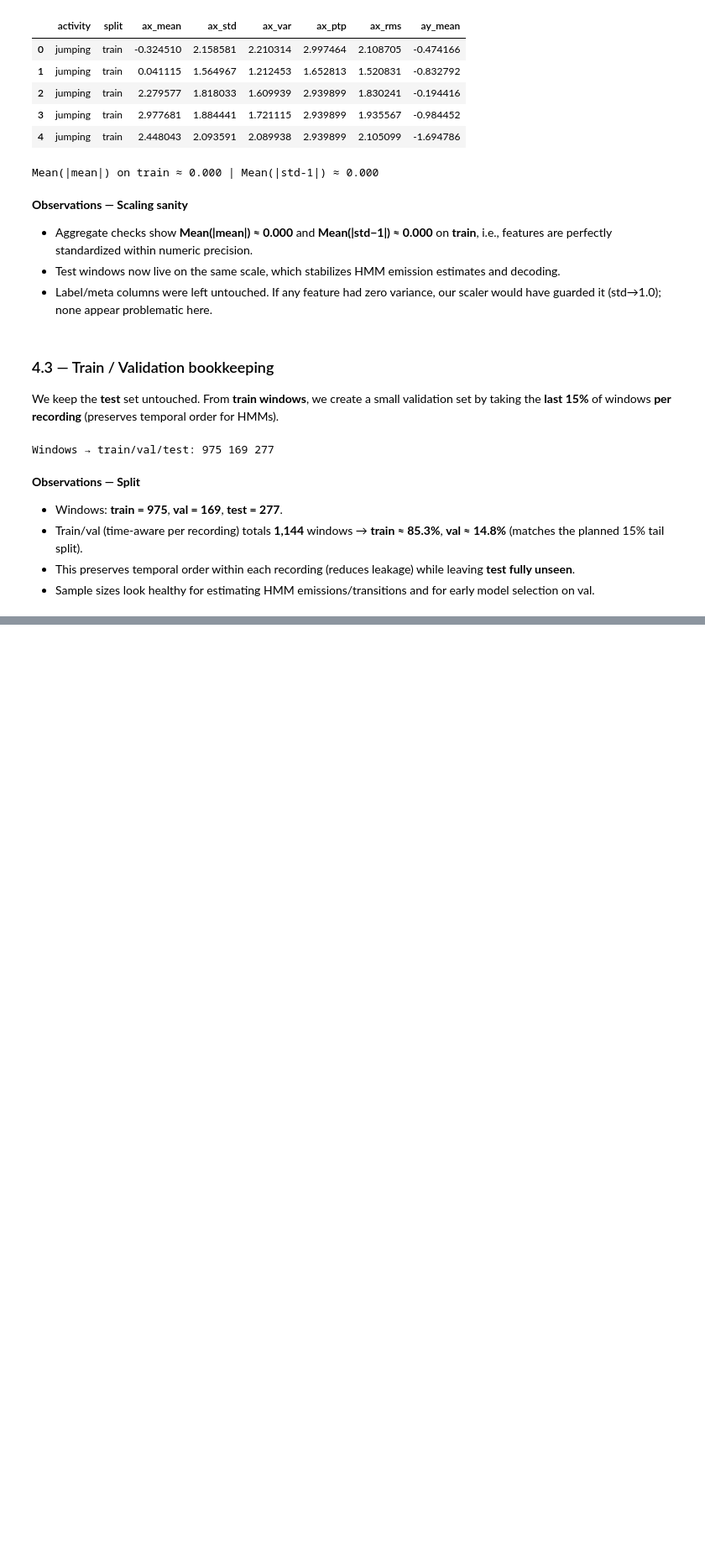
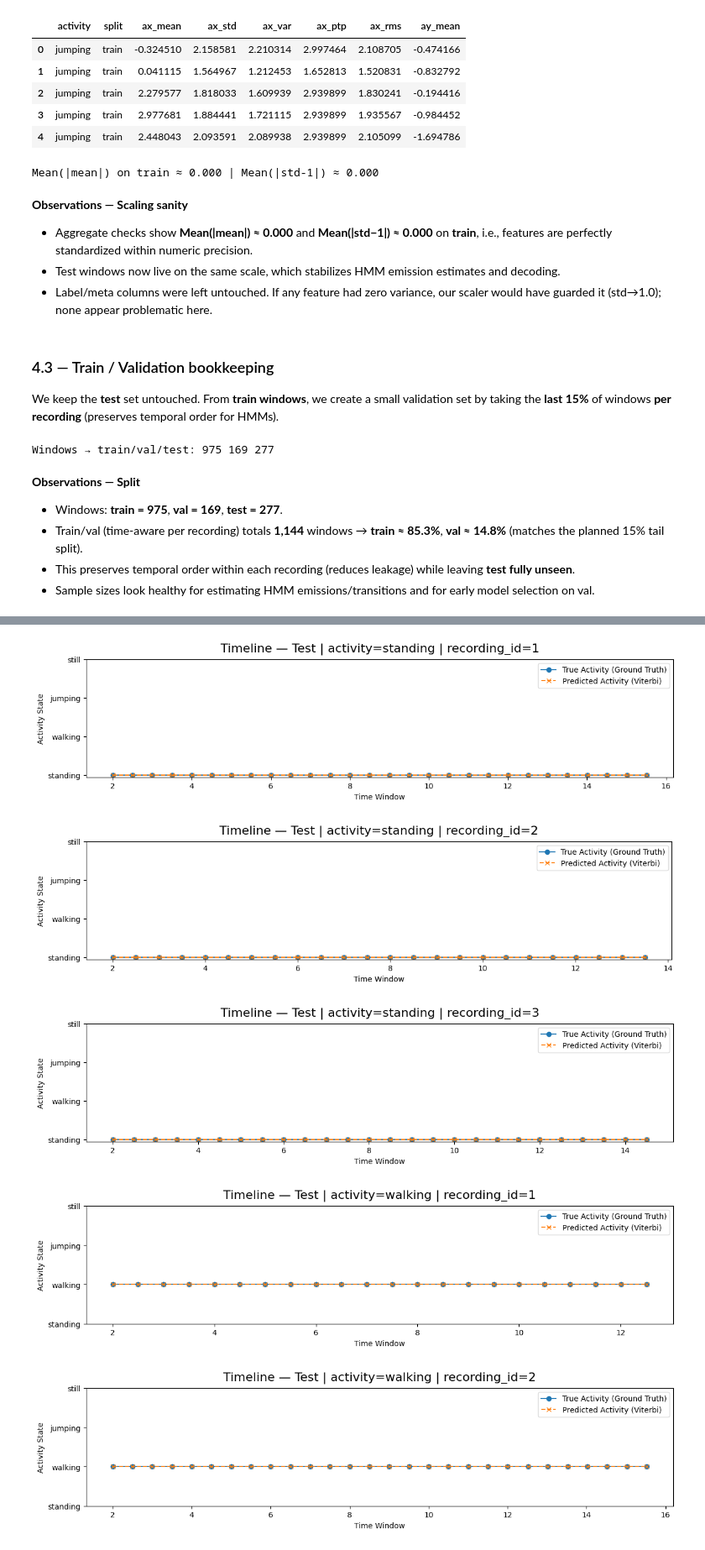
Before and after one commit to Christianib003/human-activity-recognition-hmm, a Jupyter notebook: notebooks/HMM_Project.ipynb, the cells around one changed output, grey strips where cells are left out. Shown at 84% size. Cells and saved outputs as stored; diff of their text form; code cells hidden in the pictures; blank space fills up the shorter version.

```diff
--- a/notebooks/HMM_Project.ipynb
+++ b/notebooks/HMM_Project.ipynb
@@ -546,0 +624,20 @@ Windows → train/val/test: 975 169 277
+# %%
+MAX_PER_ACTIVITY = None
+acts = ["standing","walking","jumping","still"]
+for act in acts:
+    sub = test_dec[test_dec["activity"] == act]
+    rec_ids = sub["recording_id"].unique().tolist()
+    if MAX_PER_ACTIVITY is not None:
+        rec_ids = rec_ids[:MAX_PER_ACTIVITY]
+    for rid in rec_ids:
+        seq = (sub[sub["recording_id"] == rid]
+               .sort_values("t_start")
+               .reset_index(drop=True))
+        ttl = f"Timeline — Test | activity={act} | recording_id={rid}"
+        plot_timeline(seq, title=ttl)
+# %% [output]
+[figure, added]
+[figure, added]
+[figure, added]
+[figure, added]
+[figure, added]
```
Also changed, not shown: parts of 10 cells of this notebook, 3 other files.
